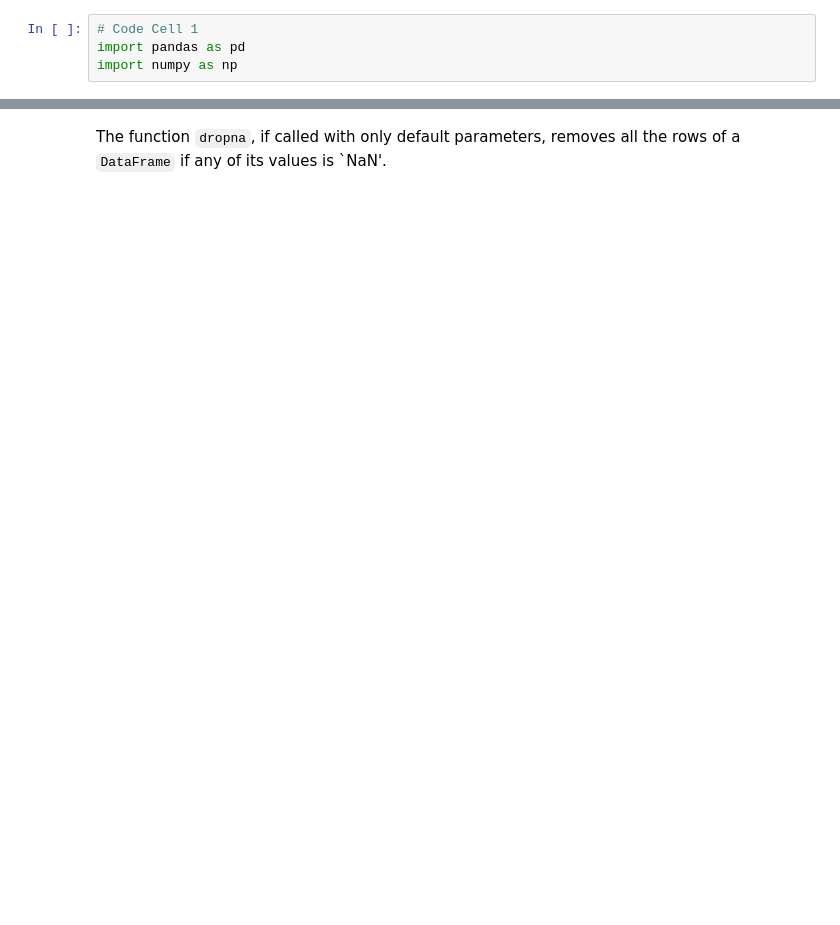
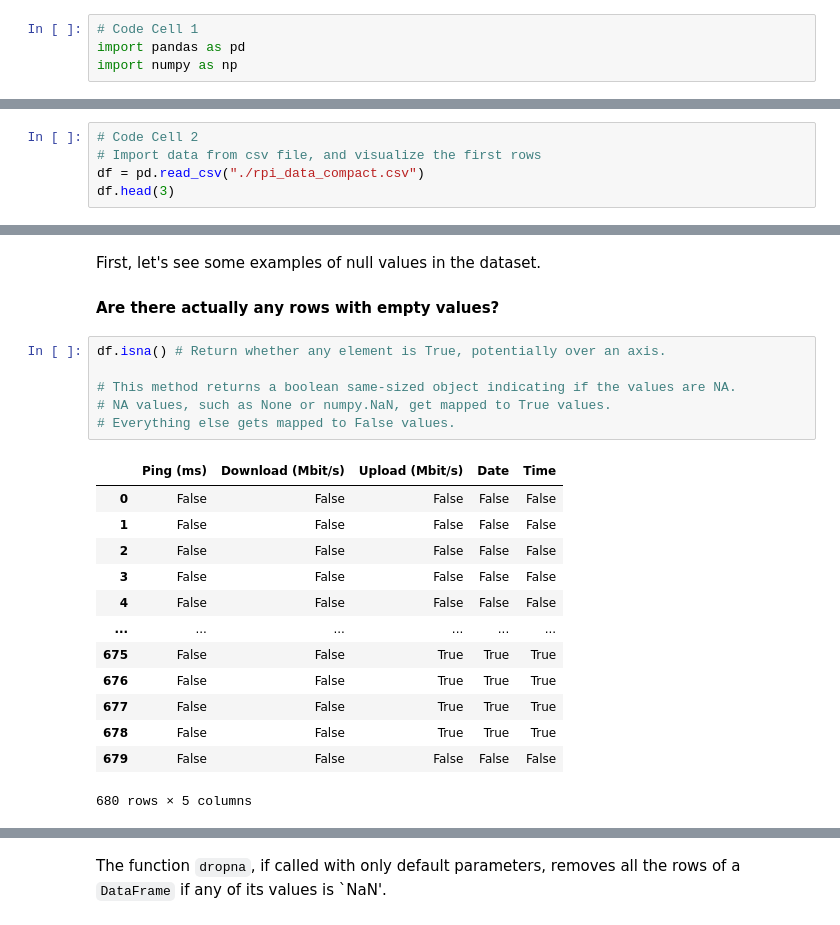
Before and after one commit to AhmedElagami/PythonLab5_Material, a Jupyter notebook: Lab10/DataVisualizationExample#1/Internet_Meter_Visualization.ipynb, the cells around one changed output, grey strips where cells are left out. Cells and saved outputs as stored; diff of their text form; blank space fills up the shorter version.

```diff
--- a/Lab10/DataVisualizationExample#1/Internet_Meter_Visualization.ipynb
+++ b/Lab10/DataVisualizationExample#1/Internet_Meter_Visualization.ipynb
@@ -123,0 +65,5 @@ The DataFrame contains : 23 NaNs, equal to 0.5637 of the measurements
+# %%
+# Code Cell 2
+# Import data from csv file, and visualize the first rows
+df = pd.read_csv("./rpi_data_compact.csv")
+df.head(3)
@@ -123,0 +119,24 @@ The DataFrame contains : 23 NaNs, equal to 0.5637 of the measurements
+# %% [markdown]
+First, let's see some examples of null values in the dataset.
+
+#### __Are there actually any rows with empty values?__
+# %%
+df.isna() # Return whether any element is True, potentially over an axis.
+
+# This method returns a boolean same-sized object indicating if the values are NA.
+# NA values, such as None or numpy.NaN, get mapped to True values.
+# Everything else gets mapped to False values.
+# %% [output]
+|  | Ping (ms) | Download (Mbit/s) | Upload (Mbit/s) | Date | Time |
+| 0 | False | False | False | False | False |
+| 1 | False | False | False | False | False |
+| 2 | False | False | False | False | False |
+| 3 | False | False | False | False | False |
+| 4 | False | False | False | False | False |
+| ... | ... | ... | ... | ... | ... |
+| 675 | False | False | True | True | True |
+| 676 | False | False | True | True | True |
+| 677 | False | False | True | True | True |
+| 678 | False | False | True | True | True |
+| 679 | False | False | False | False | False |
+680 rows × 5 columns
```
Also changed, not shown: parts of 77 cells of this notebook.
